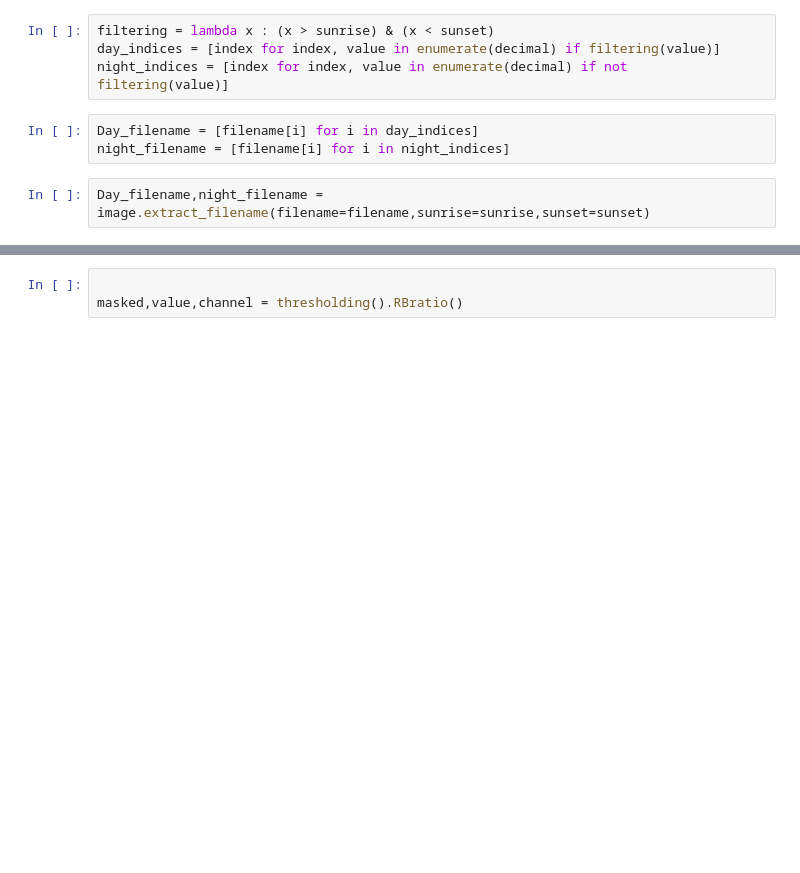
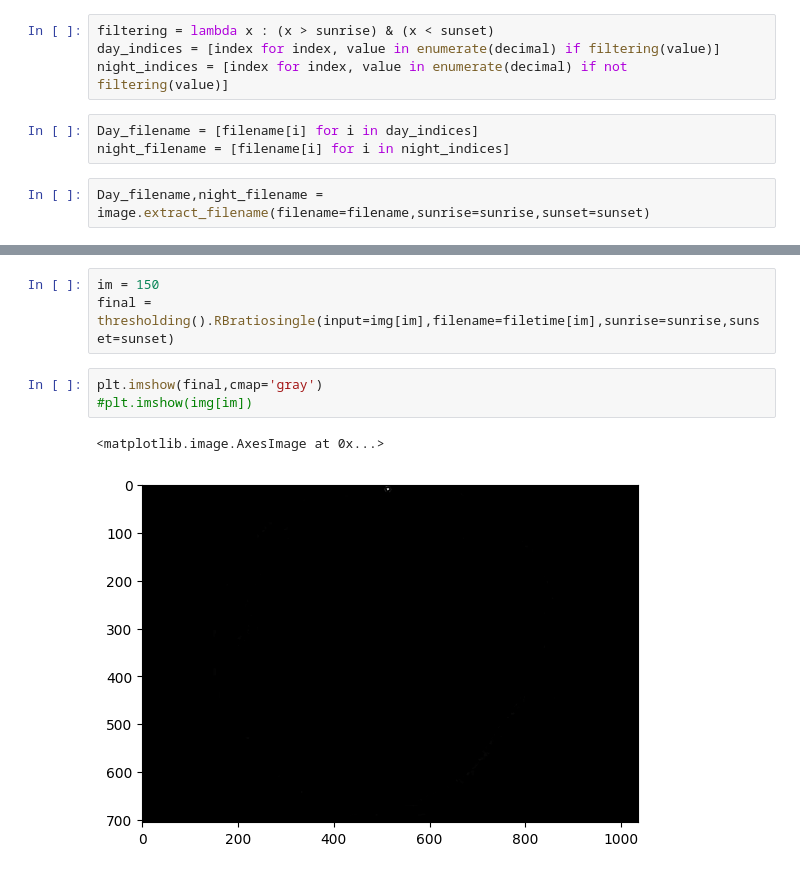
Before and after one commit to PrachayaKMITL/NARIT_internship_2024, a Jupyter notebook: test.ipynb, the cells around one changed output, grey strips where cells are left out. Drawn from its saved outputs; the diff is of its cells as text; blank space fills up the shorter version.

```diff
--- a/test.ipynb
+++ b/test.ipynb
@@ -54,3 +55,9 @@ plt.imshow(images[im])
-# %%
-
-masked,value,channel = thresholding().RBratio()
+# %%
+im = 150
+final = thresholding().RBratiosingle(input=img[im],filename=filetime[im],sunrise=sunrise,sunset=sunset)
+# %%
+plt.imshow(final,cmap='gray')
+#plt.imshow(img[im])
+# %% [output]
+<matplotlib.image.AxesImage at 0x...>
+[figure, added]
```
Also changed, not shown: parts of 6 cells of this notebook, 8 other files.
